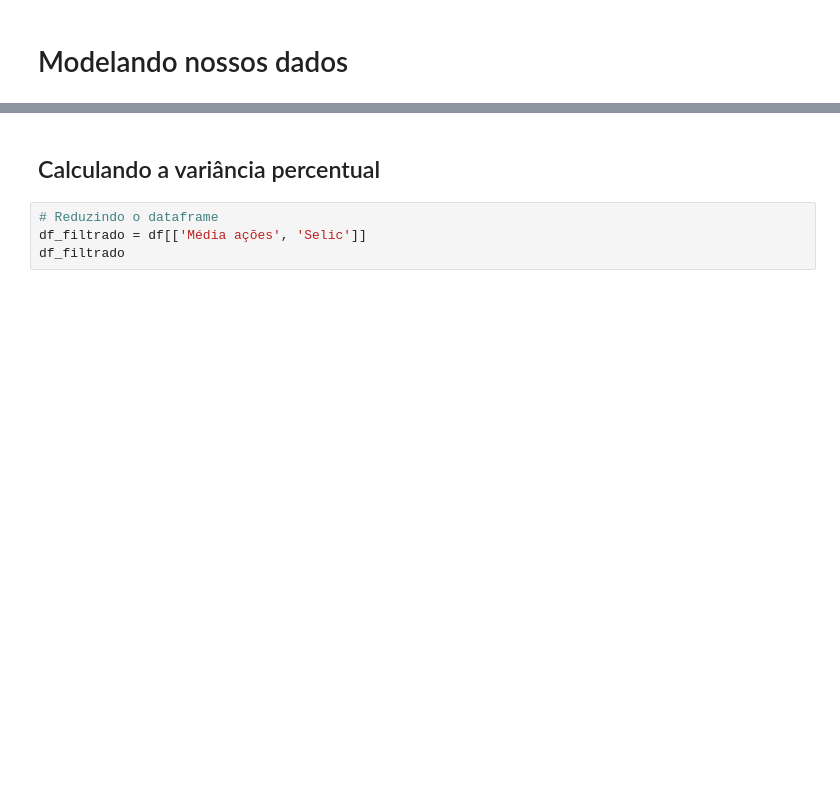
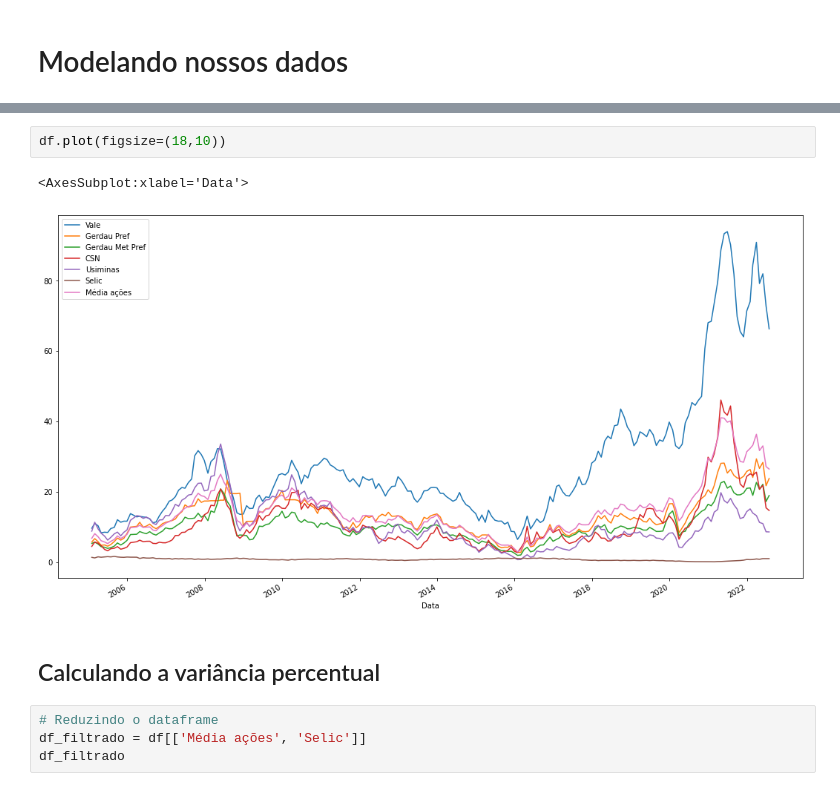
Before and after one commit to kauebr/Insights, a Jupyter notebook: Setor Siderúrgico Nacional/2 Entrega - Cliclo 2/Passo 06 - Análise exploratória/Jupyter Notebooks/Analise exploratória.ipynb, the cells around one changed output, grey strips where cells are left out. Cells and saved outputs as stored; diff of their text form; blank space fills up the shorter version.

```diff
--- a/Setor Siderúrgico Nacional/2 Entrega - Cliclo 2/Passo 06 - Análise exploratória/Jupyter Notebooks/Analise exploratória.ipynb
+++ b/Setor Siderúrgico Nacional/2 Entrega - Cliclo 2/Passo 06 - Análise exploratória/Jupyter Notebooks/Analise exploratória.ipynb
@@ -127,3 +138,8 @@ df
+# %%
+df.plot(figsize=(18,10))
+# %% [output]
+<AxesSubplot:xlabel='Data'>
+[figure, added]
 # %% [markdown]
 ## Calculando a variância percentual
 # %%
```
Also changed, not shown: parts of 23 cells of this notebook.
